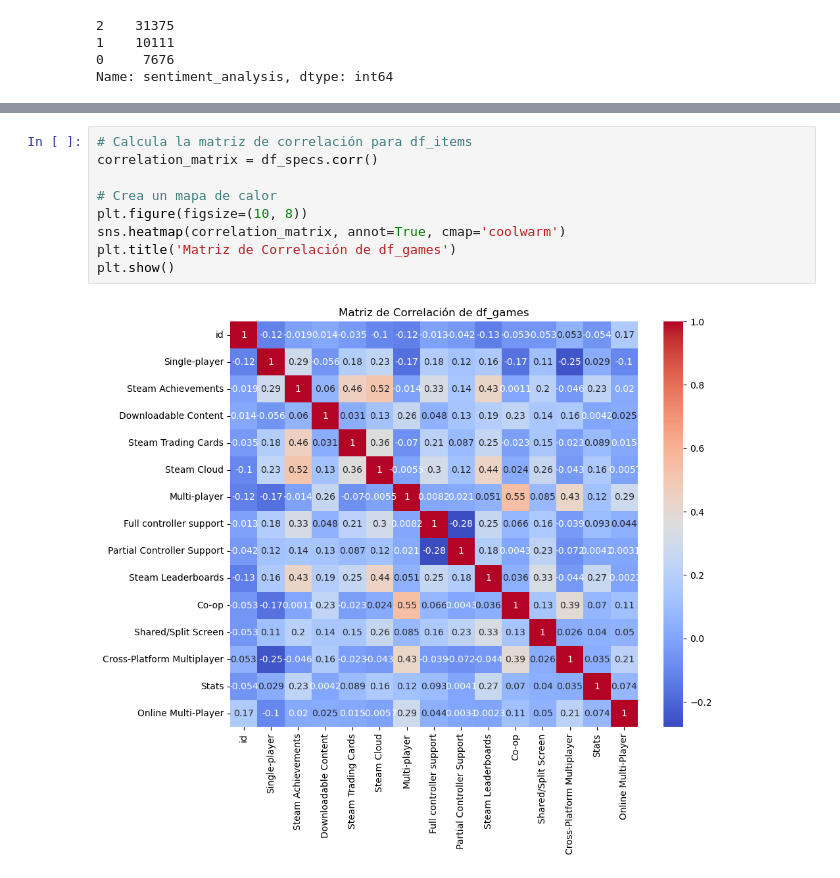
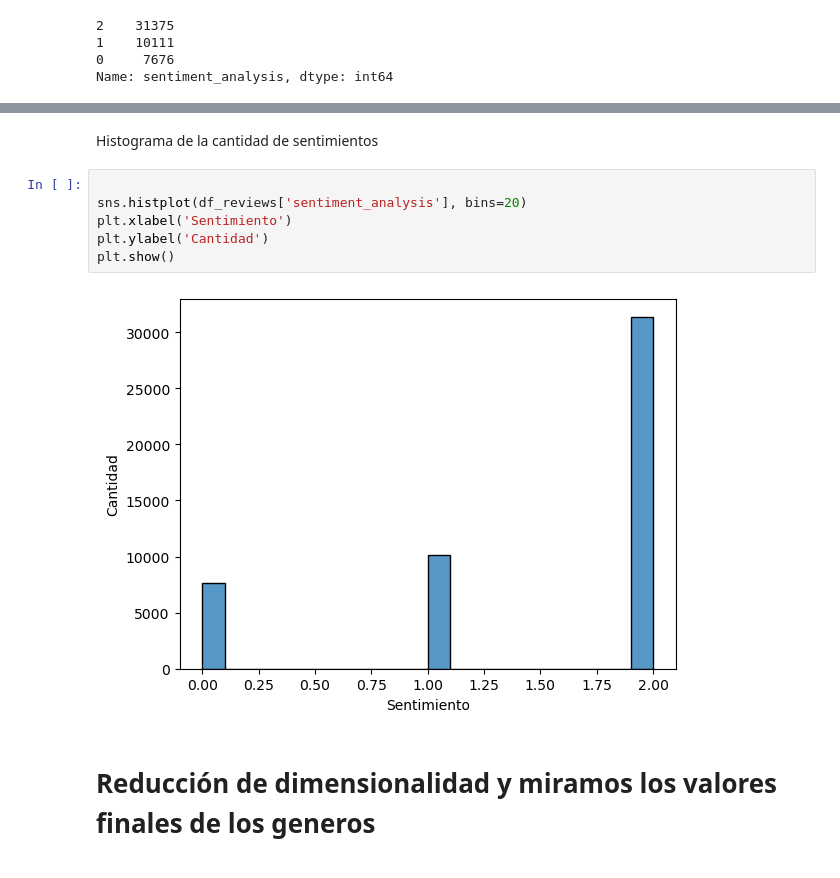
Before and after one commit to CarlosHadla/PI1ML, a Jupyter notebook: EDA.ipynb, the cells around one changed output, grey strips where cells are left out. Cells and saved outputs as stored; diff of their text form.

```diff
--- a/EDA.ipynb
+++ b/EDA.ipynb
@@ -159,11 +166,12 @@ plt.show()
-# %%
-# Calcula la matriz de correlación para df_items
-correlation_matrix = df_specs.corr()
-
-# Crea un mapa de calor
-plt.figure(figsize=(10, 8))
-sns.heatmap(correlation_matrix, annot=True, cmap='coolwarm')
-plt.title('Matriz de Correlación de df_games')
-plt.show()
-# %% [output]
-[figure, removed]
+# %% [markdown]
+Histograma de la cantidad de sentimientos
+# %%
+
+sns.histplot(df_reviews['sentiment_analysis'], bins=20)
+plt.xlabel('Sentimiento')
+plt.ylabel('Cantidad')
+plt.show()
+# %% [output]
+[figure, added]
+# %% [markdown]
+# Reducción de dimensionalidad y miramos los valores finales de los generos
```
Also changed, not shown: parts of 15 cells of this notebook, 3 other files.
